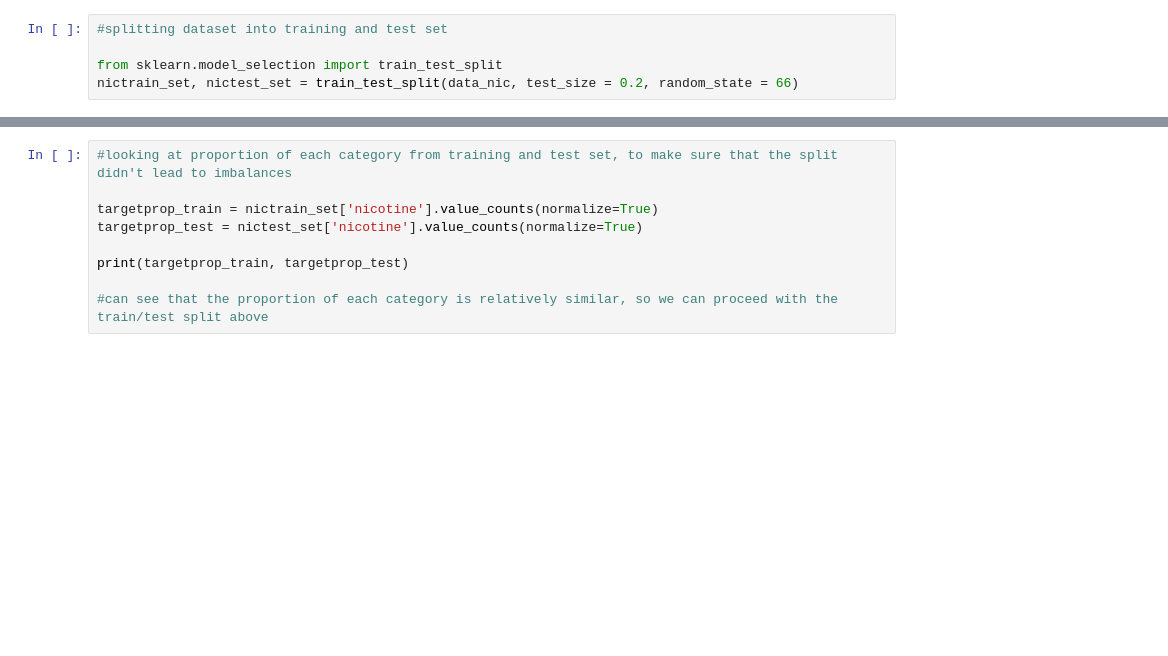
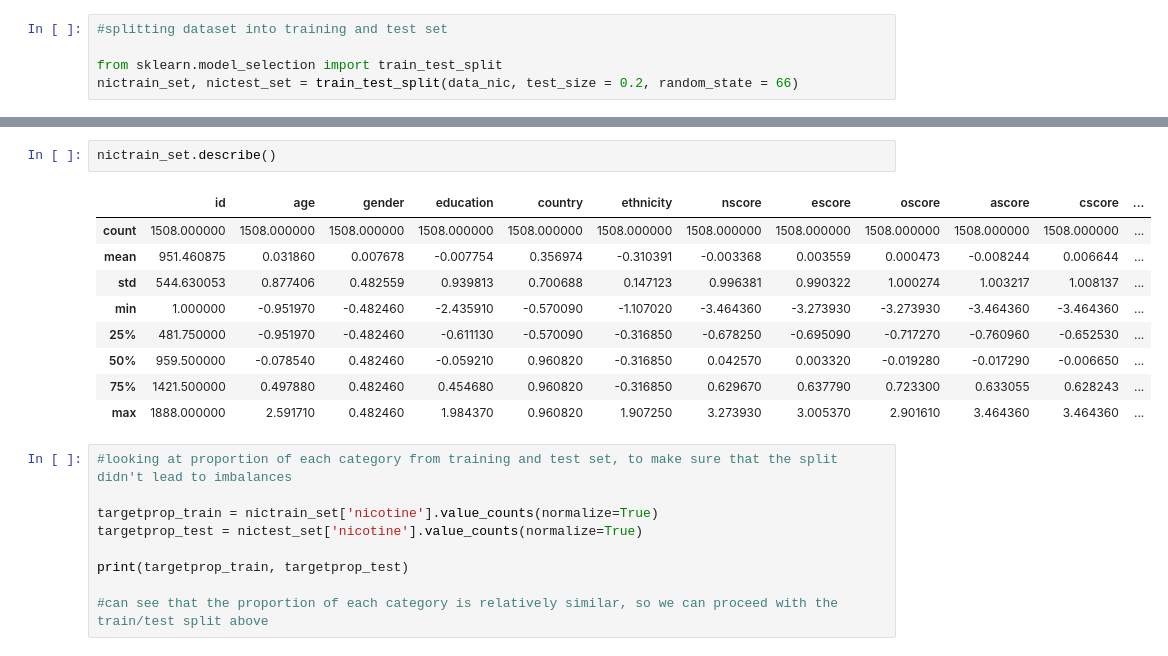
Before and after one commit to skyefung02/DrugConsumptionProject, a Jupyter notebook: data_exploration_visualisation.ipynb, the cells around one changed output, grey strips where cells are left out. Cells and saved outputs as stored; diff of their text form; blank space fills up the shorter version.

```diff
--- a/data_exploration_visualisation.ipynb
+++ b/data_exploration_visualisation.ipynb
@@ -32,3 +54,15 @@ nictrain_set, nictest_set = train_test_split(data_nic, test_size = 0.2, random_s
+# %%
+nictrain_set.describe()
+# %% [output]
+|  | id | age | gender | education | country | ethnicity | nscore | escore | oscore | ascore | cscore | ... |
+| count | 1508.000000 | 1508.000000 | 1508.000000 | 1508.000000 | 1508.000000 | 1508.000000 | 1508.000000 | 1508.000000 | 1508.000000 | 1508.000000 | 1508.000000 | ... |
+| mean | 951.460875 | 0.031860 | 0.007678 | -0.007754 | 0.356974 | -0.310391 | -0.003368 | 0.003559 | 0.000473 | -0.008244 | 0.006644 | ... |
+| std | 544.630053 | 0.877406 | 0.482559 | 0.939813 | 0.700688 | 0.147123 | 0.996381 | 0.990322 | 1.000274 | 1.003217 | 1.008137 | ... |
+| min | 1.000000 | -0.951970 | -0.482460 | -2.435910 | -0.570090 | -1.107020 | -3.464360 | -3.273930 | -3.273930 | -3.464360 | -3.464360 | ... |
+| 25% | 481.750000 | -0.951970 | -0.482460 | -0.611130 | -0.570090 | -0.316850 | -0.678250 | -0.695090 | -0.717270 | -0.760960 | -0.652530 | ... |
+| 50% | 959.500000 | -0.078540 | 0.482460 | -0.059210 | 0.960820 | -0.316850 | 0.042570 | 0.003320 | -0.019280 | -0.017290 | -0.006650 | ... |
+| 75% | 1421.500000 | 0.497880 | 0.482460 | 0.454680 | 0.960820 | -0.316850 | 0.629670 | 0.637790 | 0.723300 | 0.633055 | 0.628243 | ... |
+| max | 1888.000000 | 2.591710 | 0.482460 | 1.984370 | 0.960820 | 1.907250 | 3.273930 | 3.005370 | 2.901610 | 3.464360 | 3.464360 | ... |
 # %%
 #looking at proportion of each category from training and test set, to make sure that the split didn't lead to imbalances
 
```
Also changed, not shown: parts of 1 cell of this notebook.
